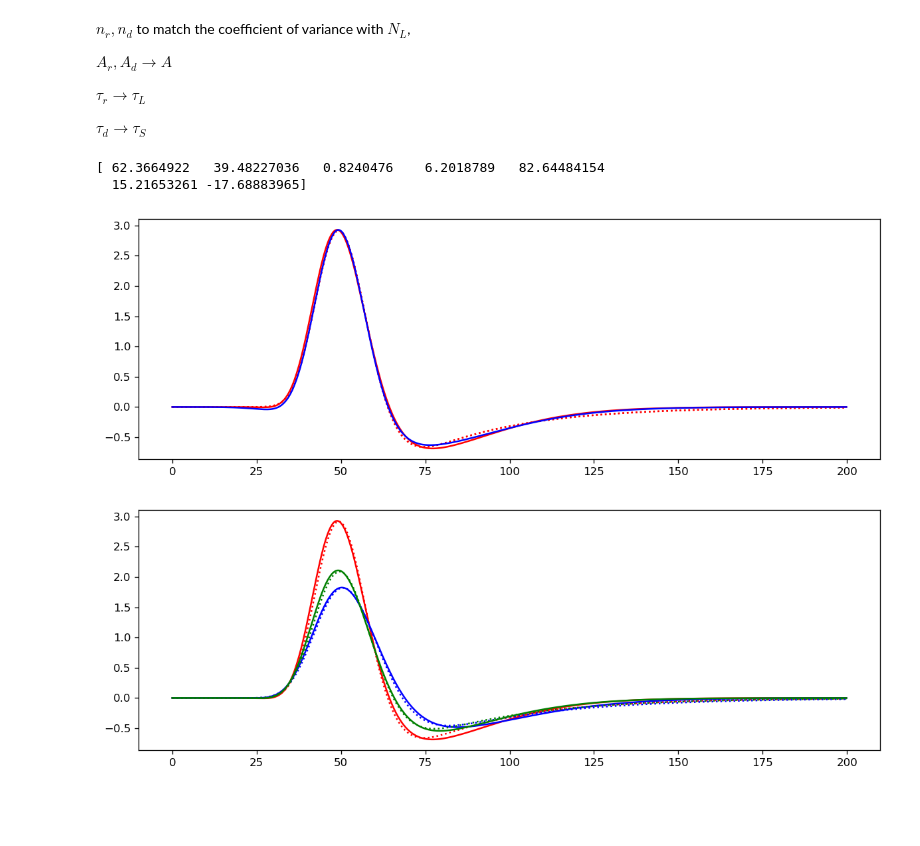
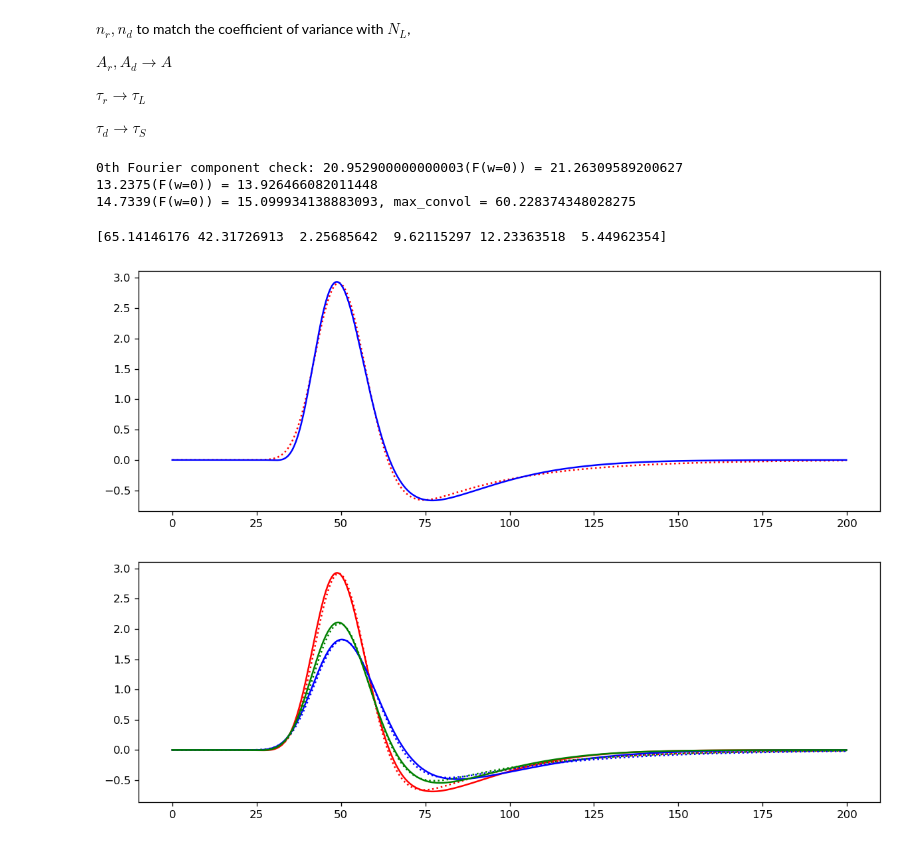
Before and after one commit to g13/patchV1, a Jupyter notebook: LGN_kernel.ipynb, the cells around one changed output. Cells and saved outputs as stored; diff of their text form; code cells hidden in the pictures; blank space fills up the shorter version.

```diff
--- a/LGN_kernel.ipynb
+++ b/LGN_kernel.ipynb
@@ -89,6 +110,7 @@ tauS = 29.36
 tauL = NL_tauL/NL
 Don = 3.5
 Kt_onC = temporalKernel(A, HS, tauS, NL, tauL, Don, t)
+print(f'0th Fourier component check: {A*(1-HS)}(F(w=0)) = {sum(Kt_onC)*(t[1]-t[0])}')
 # Off
 A = 52.95
 NL_tauL = 50.38
@@ -98,6 +120,7 @@ tauS = 35.68
 tauL = NL_tauL/NL
 Doff = 3.5
 Kt_offC = temporalKernel(A, HS, tauS, NL, tauL, Doff, t)
+print(f'{A*(1-HS)}(F(w=0)) = {sum(Kt_offC)*(t[1]-t[0])}')
 # All
 A = 54.57
 NL_tauL = 48.87
@@ -107,29 +130,37 @@ tauS = 32.27
 tauL = NL_tauL/NL
 Dall = 3.5
 Kt_allC = temporalKernel(A, HS, tauS, NL, tauL, Dall, t)
+#print(f'{A*(1-HS)}(F(w=0)) = {sum(Kt_allC)*(t[1]-t[0])*np.sqrt(2*np.pi)}')
+print(f'{A*(1-HS)}(F(w=0)) = {sum(Kt_allC)*(t[1]-t[0])}, max_convol = {sum(np.abs(Kt_allC))*(t[1]-t[0])}')
+# %% [output]
+0th Fourier component check: 20.952900000000003(F(w=0)) = 21.26309589200627
+13.2375(F(w=0)) = 13.926466082011448
+14.7339(F(w=0)) = 15.099934138883093, max_convol = 60.228374348028275
 # %%
-#from scipy.optimize import curve_fit
-#fig = plt.figure('temporal-P_onCenter', figsize=(12,4), dpi=120)
-#ax = fig.add_subplot(111)
-#ax1 = fig.add_subplot(131)
-#ax2 = fig.add_subplot(132)
-#ax3 = fig.add_subplot(133)
+from scipy.optimize import curve_fit
+fig = plt.figure('temporal-P_onCenter', figsize=(12,4), dpi=120)
+ax = fig.add_subplot(111)
 
-
-## curve_fit
-#p0 = np.array([Ar_PonC, Ad_PonC, tauR_PonC, tauD_PonC, nR_PonC, nD_PonC, Dt_PonC])
-#xdata = t
-#ydata = Kt_onC
-#def kernelForFit(t, Ar, Ad, tauR, tauD, nR, nD, d0):
-#    Kc, _, _ = temporalSimple(Ar, Ad, tauR, tauD, nR, nD, d0, 0, t)
-#    return Kc
-#pfit, _ = curve_fit(kernelForFit, xdata, ydata, p0)
-#print(pfit)
-#plotKernel(pfit[0], pfit[1], pfit[2], pfit[3], pfit[4], pfit[5], pfit[6], 0, Kt_onC, t, ax, ':r', 'b', False)
+Dt_PonC = 24
+Ar_PonC = 20
+tauR_PonC = 2
+nR_PonC = 6
+Ad_PonC = 10
+tauD_PonC = 10
+nD_PonC = 5
+# curve_fit
+p0 = np.array([Ar_PonC, Ad_PonC, tauR_PonC, tauD_PonC, nR_PonC, nD_PonC])
+xdata = t
+ydata = Kt_onC
+def kernelForFit(t, Ar, Ad, tauR, tauD, nR, nD):
+    Kc, _, _ = temporalSimple(Ar, Ad, tauR, tauD, nR, nD, Dt_PonC, 0, t)
+    return Kc
+pfit, _ = curve_fit(kernelForFit, xdata, ydata, p0)
+print(pfit)
+plotKernel(pfit[0], pfit[1], pfit[2], pfit[3], pfit[4], pfit[5], Dt_PonC, 0, Kt_onC, t, ax, ':r', 'b', False)
 # %% [output]
-[ 62.3664922   39.48227036   0.8240476    6.2018789   82.64484154
-  15.21653261 -17.68883965]
+[65.14146176 42.31726913  2.25685642  9.62115297 12.23363518  5.44962354]
-[figure, old version]
+[figure, new version]
 # %%
 fig = plt.figure('temporal-P_center', figsize=(12,4), dpi=120)
 ax = fig.add_subplot(111)
```
Also changed, not shown: parts of 8 cells of this notebook, 6 other files.
